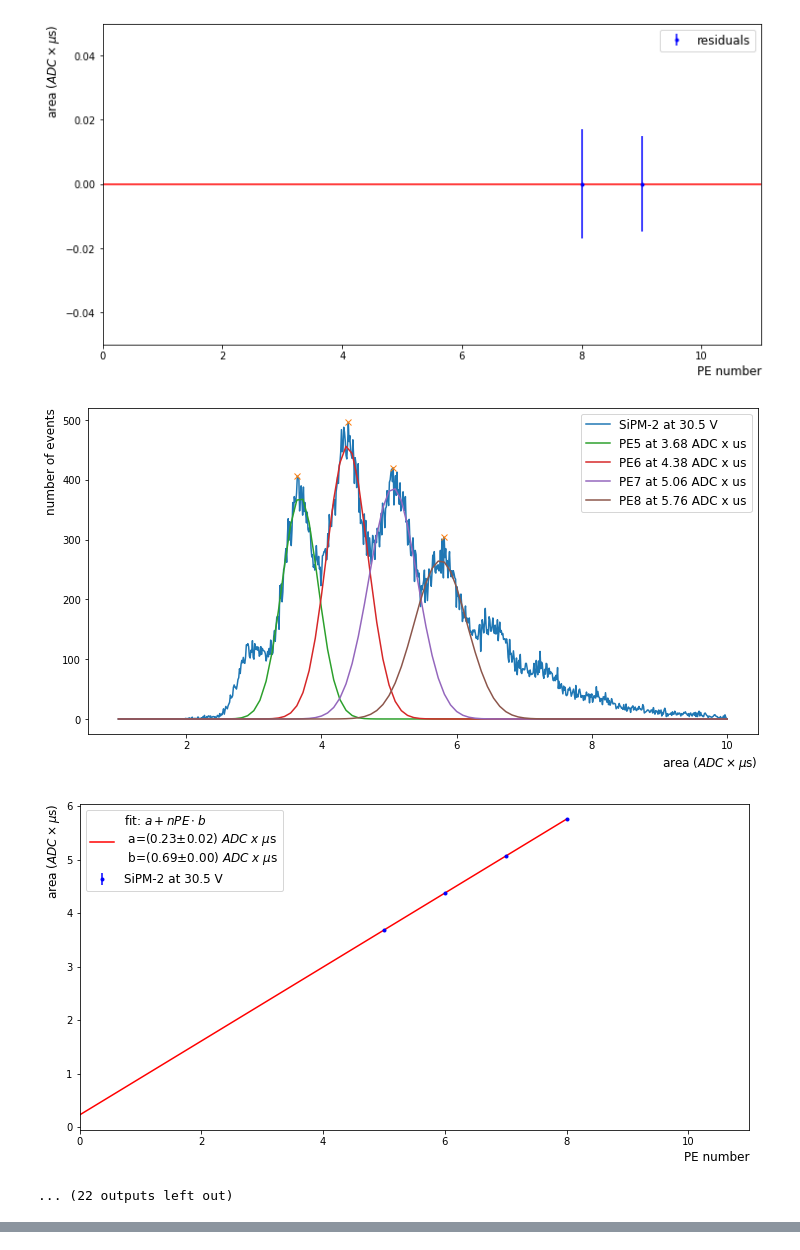
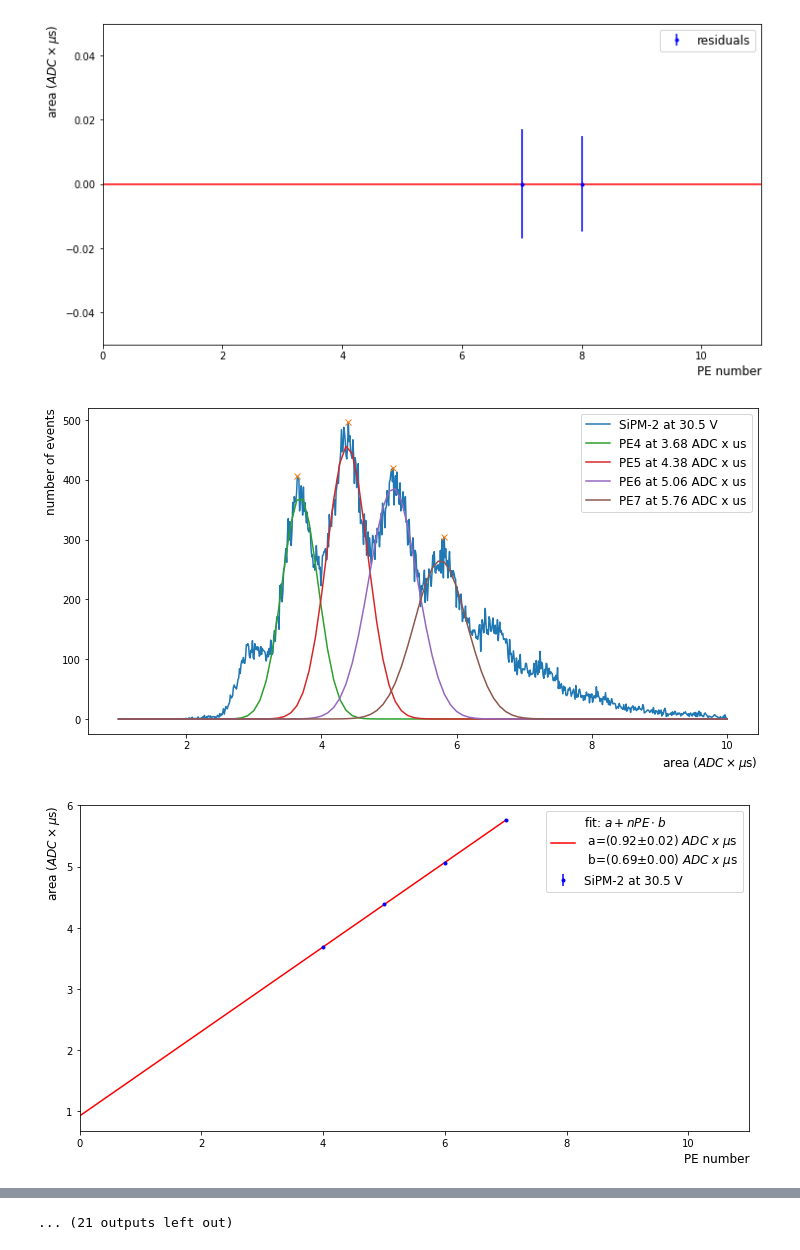
Before and after one commit to valerioda/abalone, a Jupyter notebook: process_sipm2_calibration.ipynb, the cells around one changed output, grey strips where cells are left out. Saved outputs shown, nothing was run; the diff lists cells and outputs as text; code cells hidden in the pictures.

```diff
--- a/process_sipm2_calibration.ipynb
+++ b/process_sipm2_calibration.ipynb
@@ -25,8 +25,8 @@ par = []
 par_err = []
 voltages = np.arange(30,34.1,0.5)
 nsipm = 2
-first_pe = [8,5,4,3,3,2,2,3,2]
-#first_pe = [7,4,3,3,3,2,2,3,2]
+#first_pe = [8,5,4,3,3,2,2,3,2]
+first_pe = [7,4,3,3,3,2,2,3,2]
 #first_pe = [8,5,4,4,4,3,3,4,3]
 last_pe = [9,9,9,10,10,10,11,11,12]
 area_lim = [10,10,12,13,15,17,21,23,25]
@@ -110,4 +117,3 @@ PE 12 at 19.93 +/- 0.02 ADC x us
-[figure, old version]
+[figure, new version]
 [figure]
-[figure, old version]
+[figure, new version]
-... (22 outputs left out)
@@ -114,3 +121,4 @@ PE 12 at 19.93 +/- 0.02 ADC x us
+... (21 outputs left out)
 # %%
 plt.figure(figsize=(12,6))
 x = range(0,12)
```
Also changed, not shown: parts of 4 cells of this notebook, 1 other file.
